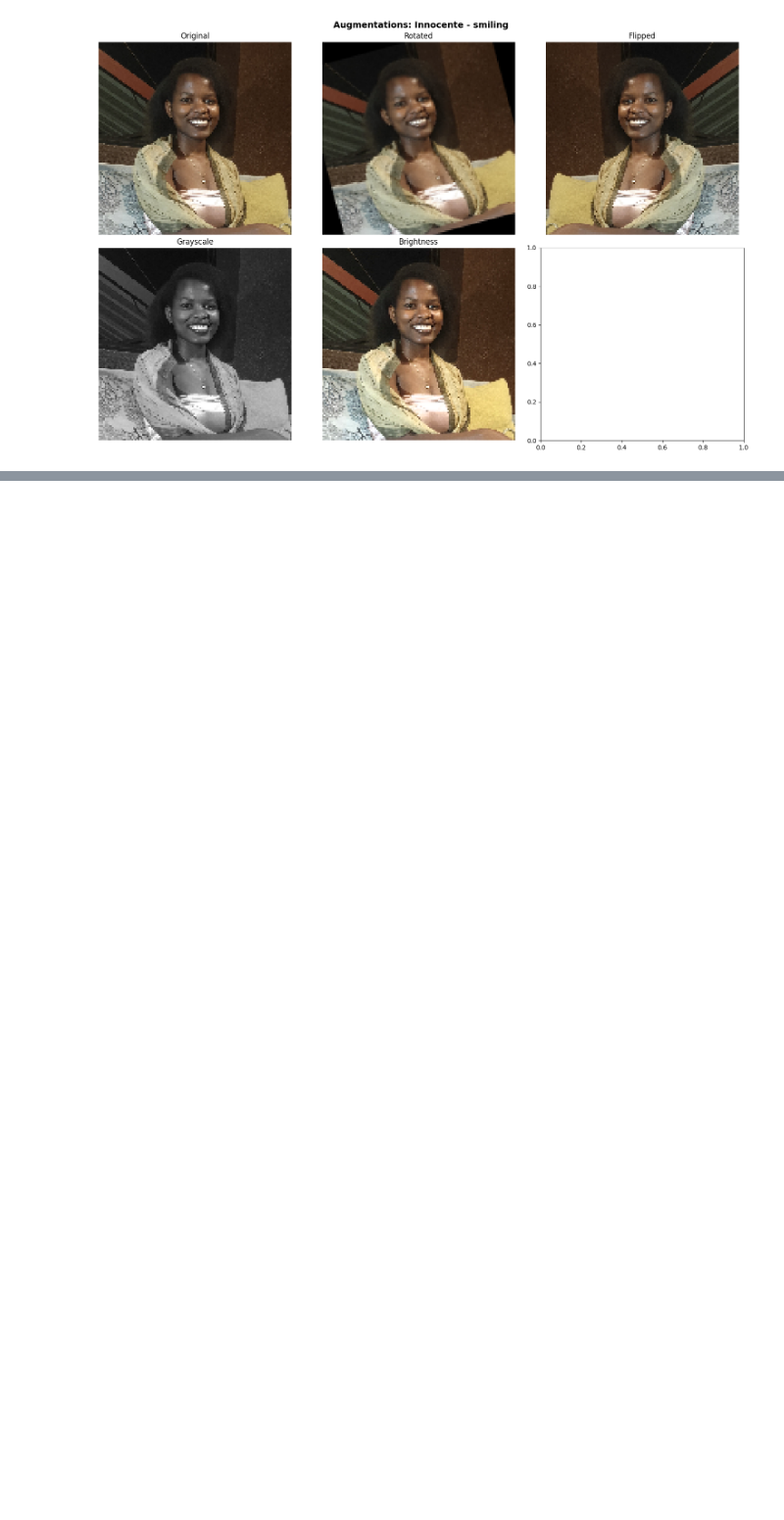
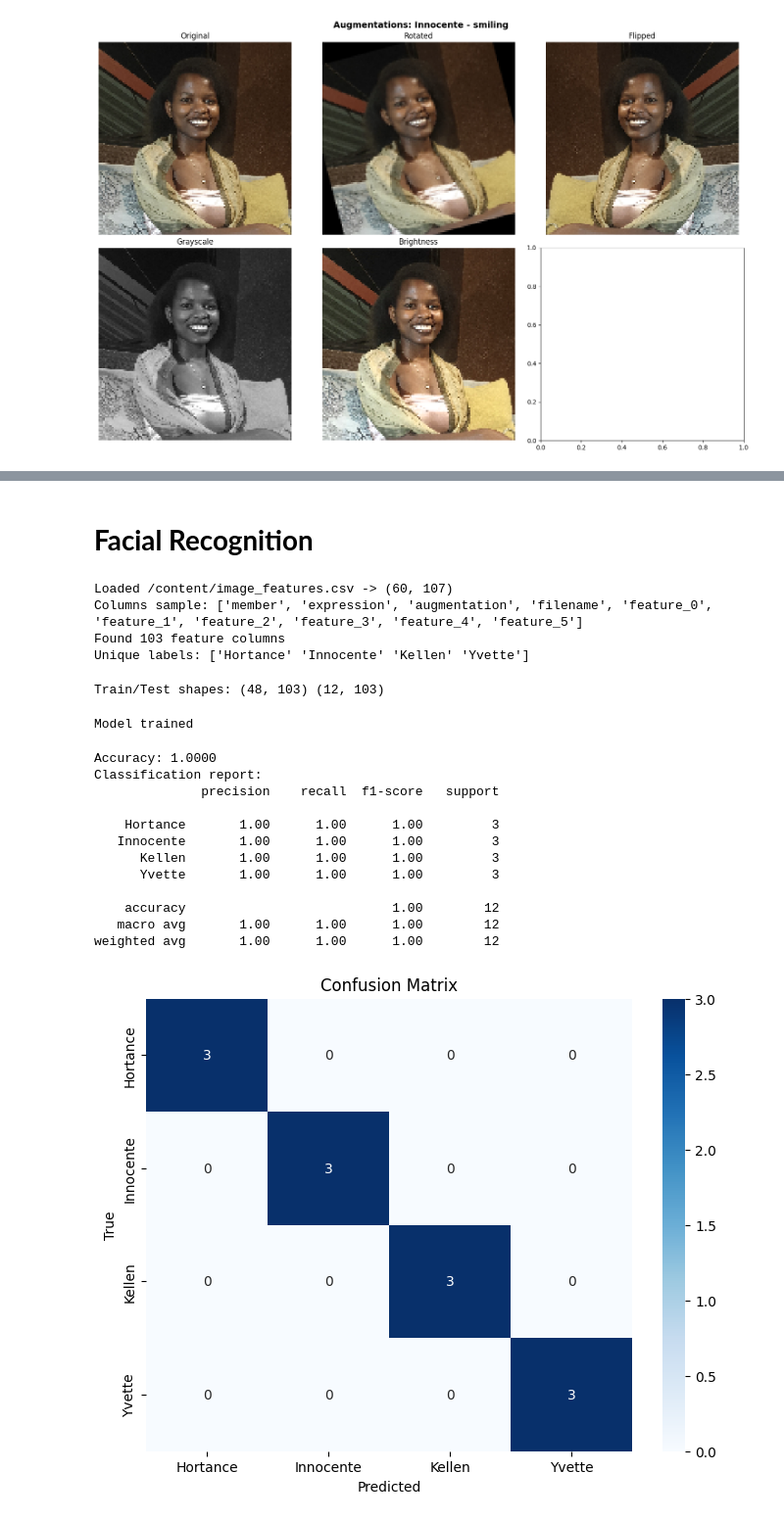
Before and after one commit to yvettegahamanyi/formative2-DataPreprocessing, a Jupyter notebook: Formative_2_Data_Preprocessing.ipynb, the cells around one changed output, grey strips where cells are left out. Shown at 98% size. Drawn from its saved outputs; the diff is of its cells as text; code cells hidden in the pictures; blank space fills up the shorter version.

Commit message:
face recognition model

```diff
--- a/Formative_2_Data_Preprocessing.ipynb
+++ b/Formative_2_Data_Preprocessing.ipynb
@@ -595,3 +599,68 @@ Member: Kellen | Command: approve | Duration: 1.61s
 Member: Hortance | Command: approve | Duration: 3.24s
 ============================================================
 ... (19 outputs left out)
+# %% [markdown]
+# **Facial Recognition**
+# %%
+# Load engineered features CSV
+CSV_PATH = '/content/image_features.csv'
+df = pd.read_csv(CSV_PATH)
+print('Loaded', CSV_PATH, '->', df.shape)
+print('Columns sample:', df.columns.tolist()[:10])
+# Identify feature columns
+feature_cols = [c for c in df.columns if c.startswith('feature_')]
+print('Found', len(feature_cols), 'feature columns')
+X = df[feature_cols].values
+y = df['member'].values
+print('Unique labels:', np.unique(y))
+# %% [output]
+Loaded /content/image_features.csv -> (60, 107)
+Columns sample: ['member', 'expression', 'augmentation', 'filename', 'feature_0', 'feature_1', 'feature_2', 'feature_3', 'feature_4', 'feature_5']
+Found 103 feature columns
+Unique labels: ['Hortance' 'Innocente' 'Kellen' 'Yvette']
+# %%
+# Encode labels and split
+le = LabelEncoder()
+y_enc = le.fit_transform(y)
+X_train, X_test, y_train, y_test = train_test_split(X, y_enc, test_size=0.2, stratify=y_enc, random_state=42)
+print('Train/Test shapes:', X_train.shape, X_test.shape)
+# %% [output]
+Train/Test shapes: (48, 103) (12, 103)
+# %%
+# Scale features and train RandomForest
+scaler = StandardScaler()
+X_train_s = scaler.fit_transform(X_train)
+X_test_s = scaler.transform(X_test)
+clf = RandomForestClassifier(n_estimators=200, random_state=42, class_weight='balanced')
+clf.fit(X_train_s, y_train)
+print('Model trained')
+# %% [output]
+Model trained
+# %%
+# Evaluate
+y_pred = clf.predict(X_test_s)
+acc = accuracy_score(y_test, y_pred)
+print(f'Accuracy: {acc:.4f}')
+print('Classification report:')
+print(classification_report(y_test, y_pred, target_names=le.classes_))
+cm = confusion_matrix(y_test, y_pred)
+plt.figure(figsize=(8,6))
+sns.heatmap(cm, annot=True, fmt='d', xticklabels=le.classes_, yticklabels=le.classes_, cmap='Blues')
+plt.xlabel('Predicted')
+plt.ylabel('True')
+plt.title('Confusion Matrix')
+plt.show()
+# %% [output]
+Accuracy: 1.0000
+Classification report:
+              precision    recall  f1-score   support
+
+    Hortance       1.00      1.00      1.00         3
+   Innocente       1.00      1.00      1.00         3
+      Kellen       1.00      1.00      1.00         3
+      Yvette       1.00      1.00      1.00         3
+
+    accuracy                           1.00        12
+   macro avg       1.00      1.00      1.00        12
+weighted avg       1.00      1.00      1.00        12
+[figure, added]
```
Also changed, not shown: parts of 4 cells of this notebook.
